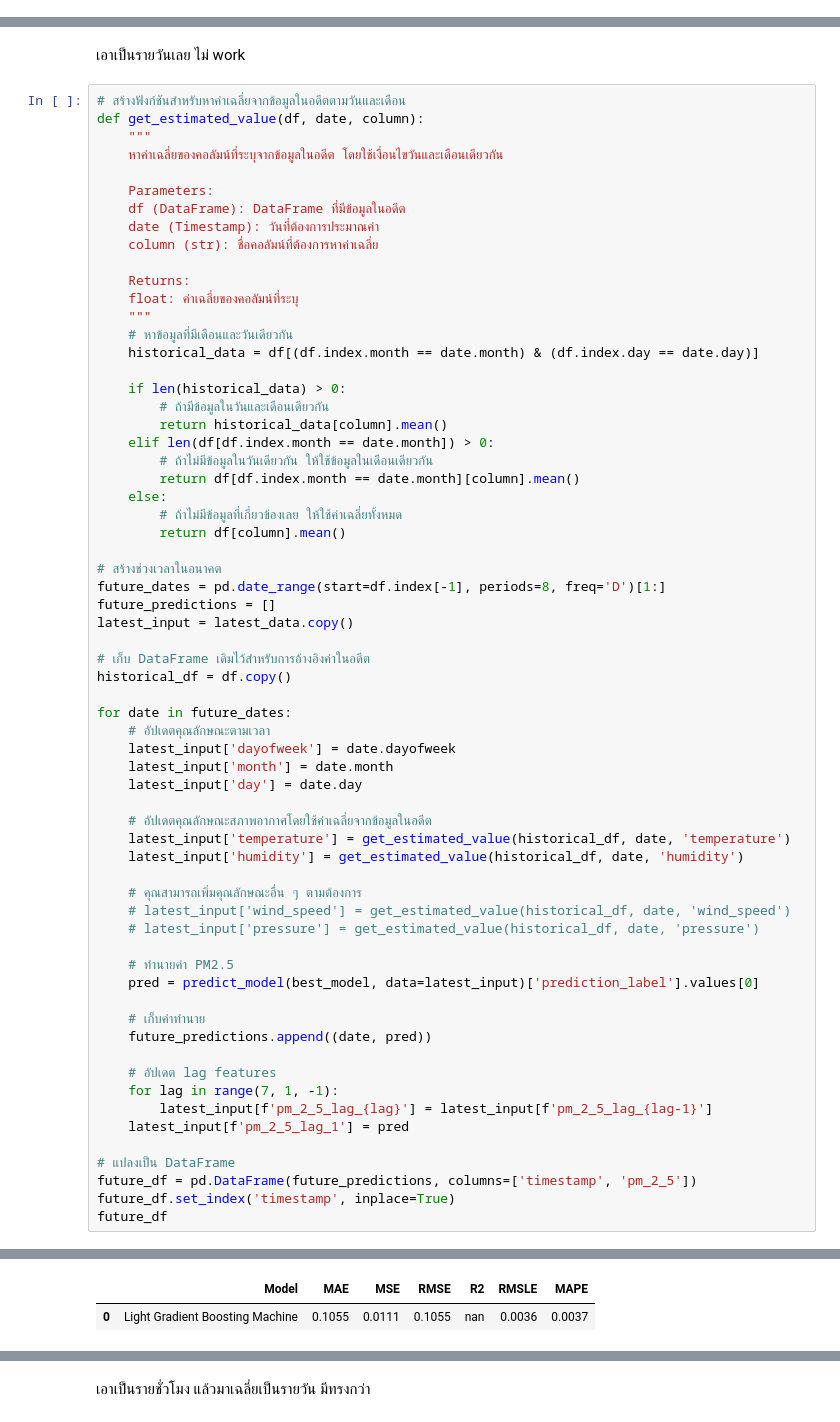
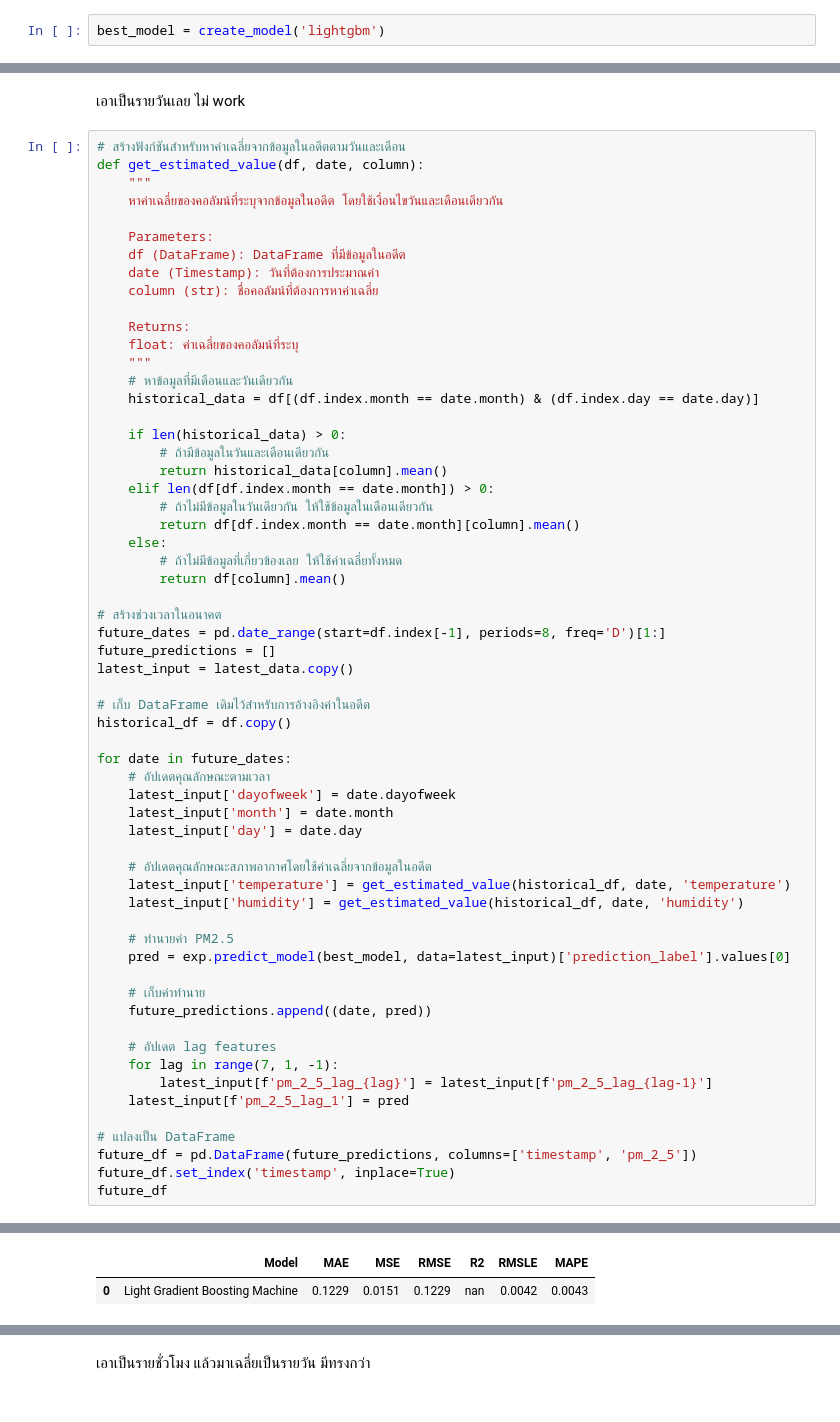
Before and after one commit to Masahiro-No/pm_2_5_project, a Jupyter notebook: test_regression2.ipynb, the cells around one changed output, grey strips where cells are left out. Cells and saved outputs as stored; diff of their text form.

```diff
--- a/test_regression2.ipynb
+++ b/test_regression2.ipynb
@@ -140 +140,3 @@ best_model = compare_models()  # Find the best regression model
 [interactive output not drawn]
+# %%
+best_model = create_model('lightgbm')
@@ -299,12 +317,8 @@ for date in future_dates:
     latest_input['temperature'] = get_estimated_value(historical_df, date, 'temperature')
     latest_input['humidity'] = get_estimated_value(historical_df, date, 'humidity')
 
-    # คุณสามารถเพิ่มคุณลักษณะอื่น ๆ ตามต้องการ
-    # latest_input['wind_speed'] = get_estimated_value(historical_df, date, 'wind_speed')
-    # latest_input['pressure'] = get_estimated_value(historical_df, date, 'pressure')
-
     # ทำนายค่า PM2.5
-    pred = predict_model(best_model, data=latest_input)['prediction_label'].values[0]
+    pred = exp.predict_model(best_model, data=latest_input)['prediction_label'].values[0]
 
     # เก็บค่าทำนาย
     future_predictions.append((date, pred))
@@ -323,3 +336,3 @@ future_df
 |  | Model | MAE | MSE | RMSE | R2 | RMSLE | MAPE |
-| 0 | Light Gradient Boosting Machine | 0.1055 | 0.0111 | 0.1055 | nan | 0.0036 | 0.0037 |
+| 0 | Light Gradient Boosting Machine | 0.1229 | 0.0151 | 0.1229 | nan | 0.0042 | 0.0043 |
 |  | Model | MAE | MSE | RMSE | R2 | RMSLE | MAPE |
```
Also changed, not shown: parts of 21 cells of this notebook, 1 other file.
